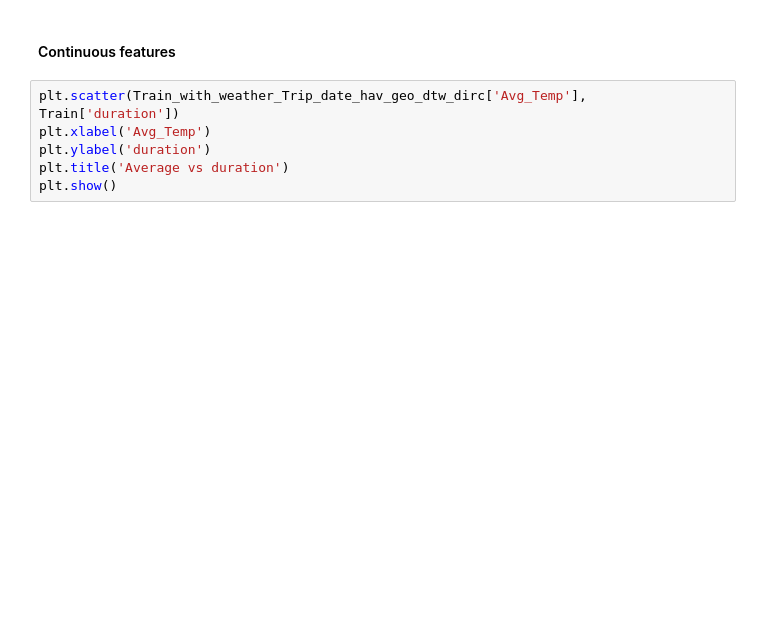
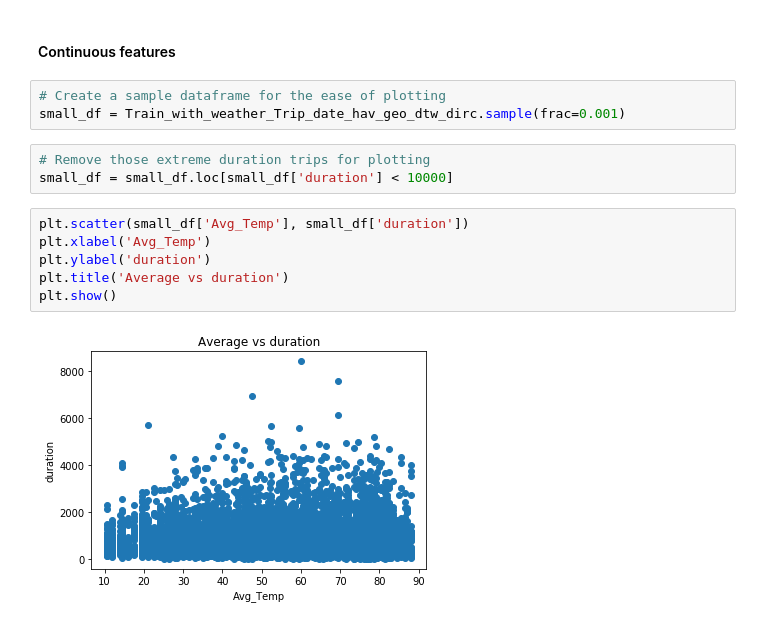
Before and after one commit to nengneng/Trip_Prediction, a Jupyter notebook: Trip_Pred_Wei_v3.ipynb, the cells around one changed output. Drawn from its saved outputs; the diff is of its cells as text; blank space fills up the shorter version.

```diff
--- a/Trip_Pred_Wei_v3.ipynb
+++ b/Trip_Pred_Wei_v3.ipynb
@@ -403,9 +429,17 @@ plt.show()
 # %% [markdown]
 #### Continuous features
+# %%
+# Create a sample dataframe for the ease of plotting
+small_df = Train_with_weather_Trip_date_hav_geo_dtw_dirc.sample(frac=0.001)
+# %%
+# Remove those extreme duration trips for plotting
+small_df = small_df.loc[small_df['duration'] < 10000]
 # %%
-plt.scatter(Train_with_weather_Trip_date_hav_geo_dtw_dirc['Avg_Temp'], Train['duration'])
+plt.scatter(small_df['Avg_Temp'], small_df['duration'])
 plt.xlabel('Avg_Temp')
 plt.ylabel('duration')
 plt.title('Average vs duration')
 plt.show()
+# %% [output]
+[figure, added]
 # %%
```
Also changed, not shown: parts of 44 cells of this notebook, 1 other file.
